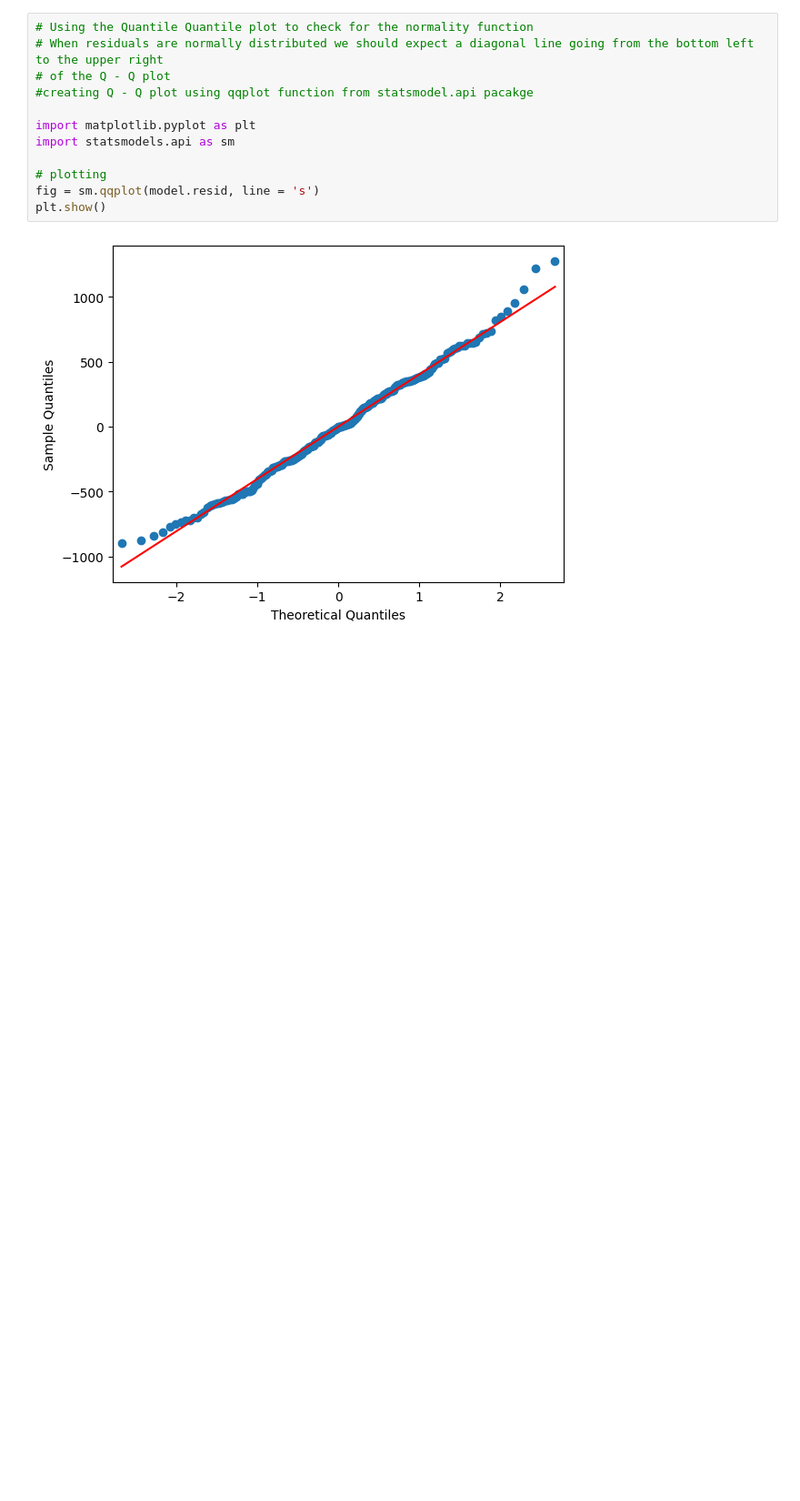
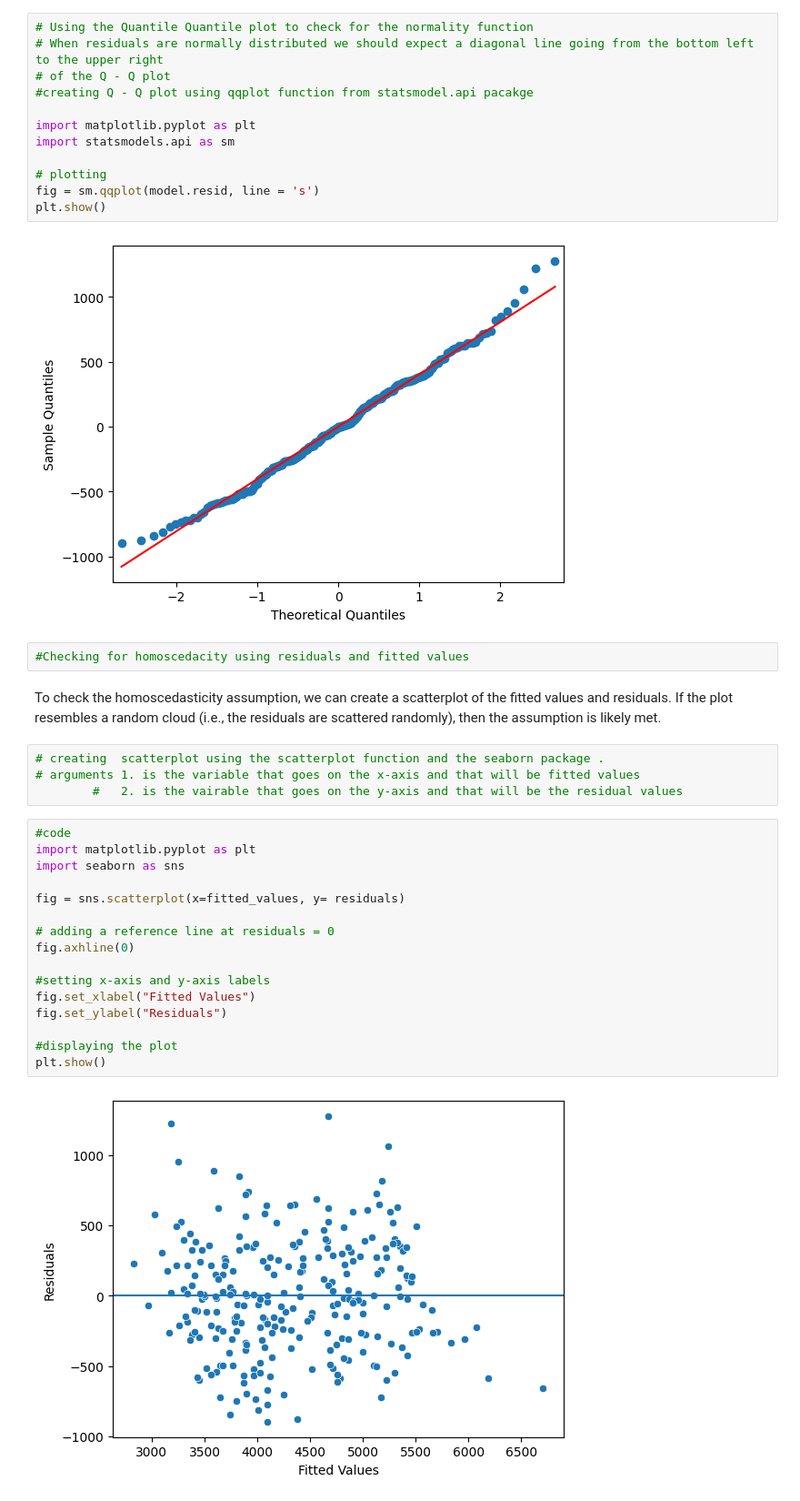
Before and after one commit to PrincelyKitilya/Linear-Regression-assumptions-tests, a Jupyter notebook: linear_reg_assumptions.ipynb, the cells around one changed output. Shown at 91% size. Drawn from its saved outputs; the diff is of its cells as text; blank space fills up the shorter version.

Commit message:
plotted the scatter plot of fitted_values(x) and residuals(y) using seaborn, added a line of referrence at residuals = 0, labeled the plot's x and y axis, displayed the plot

```diff
--- a/linear_reg_assumptions.ipynb
+++ b/linear_reg_assumptions.ipynb
@@ -184,3 +184,29 @@ fig = sm.qqplot(model.resid, line = 's')
 plt.show()
 # %% [output]
 [figure]
+# %%
+#Checking for homoscedacity using residuals and fitted values
+# %% [markdown]
+ To check the homoscedasticity assumption, we can create a scatterplot of the fitted values and residuals. If the plot resembles a random cloud (i.e., the residuals are scattered randomly), then the assumption is likely met.
+# %%
+# creating  scatterplot using the scatterplot function and the seaborn package .
+# arguments 1. is the variable that goes on the x-axis and that will be fitted values
+        #   2. is the vairable that goes on the y-axis and that will be the residual values
+# %%
+#code
+import matplotlib.pyplot as plt
+import seaborn as sns
+
+fig = sns.scatterplot(x=fitted_values, y= residuals)
+
+# adding a reference line at residuals = 0
+fig.axhline(0)
+
+#setting x-axis and y-axis labels
+fig.set_xlabel("Fitted Values")
+fig.set_ylabel("Residuals")
+
+#displaying the plot
+plt.show()
+# %% [output]
+[figure, added]
```
Also changed, not shown: parts of 1 cell of this notebook.
